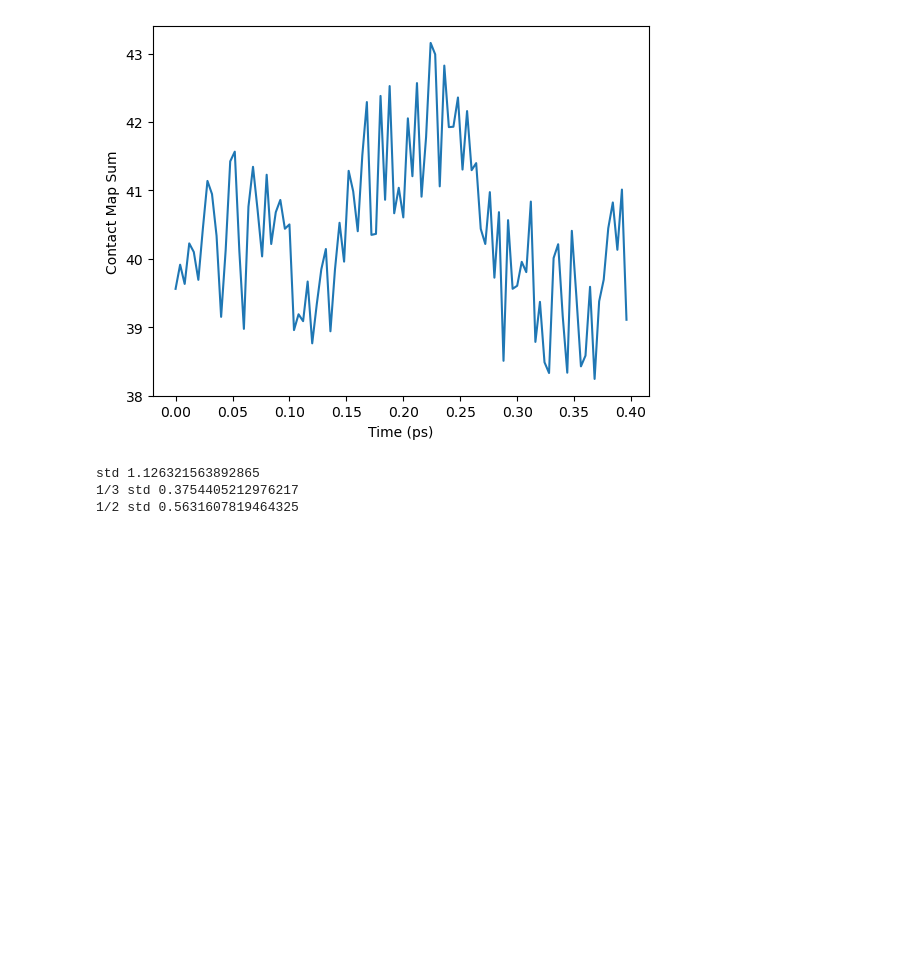
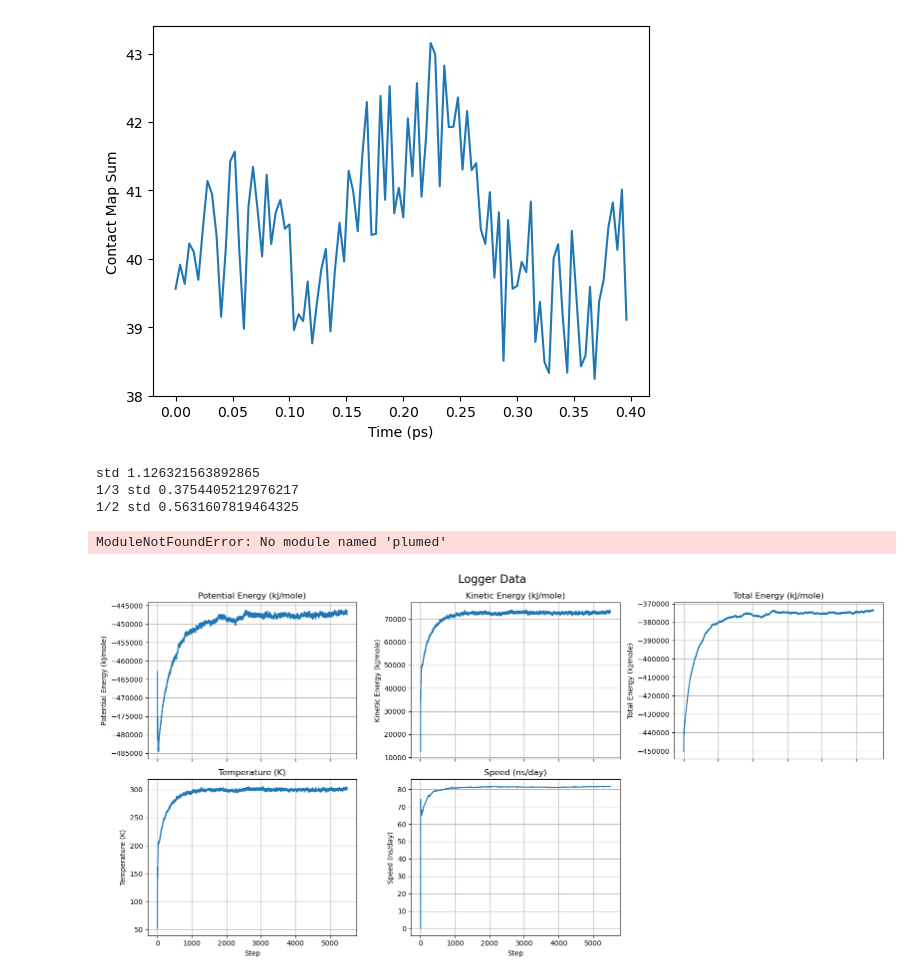
Before and after one commit to jakublala/openmm-md, a Jupyter notebook: plumed/plumed.ipynb, the cells around one changed output. Cells and saved outputs as stored; diff of their text form; code cells hidden in the pictures; blank space fills up the shorter version.

```diff
--- a/plumed/plumed.ipynb
+++ b/plumed/plumed.ipynb
@@ -371,3 +371,59 @@ print('1/2 std', df['cmap'].std()/2)
 std 1.126321563892865
 1/3 std 0.3754405212976217
 1/2 std 0.5631607819464325
+# %%
+import plumed
+import matplotlib.pyplot as plt
+
+df = plumed.read_as_pandas('colvar_metad')
+# plot cmap as a function of time
+plt.plot(df['time'], df['cmap'])
+plt.xlabel('Time (ps)')
+plt.ylabel('Contact Map Sum')
+plt.show()
+# %% [output]
+ModuleNotFoundError: No module named 'plumed'
+# %%
+# read the logger file and plot it
+import pandas as pd
+import matplotlib.pyplot as plt
+
+df = pd.read_csv('logger', sep='\t')
+
+# Define columns to exclude
+exclude_cols = ['Time (ps)', 'Density (g/mL)', 'Box Volume (nm^3)', 'Time Remaining']
+
+# Get the columns to plot (excluding the ones we don't want and checking for 'Progress' in column name)
+plot_cols = [col for col in df.columns if col not in exclude_cols and col != 'Step' and 'Progress' not in col]
+
+# Calculate the number of rows and columns for the subplots
+n_cols = 3
+n_rows = (len(plot_cols) + n_cols - 1) // n_cols
+
+# Create a figure with subplots
+fig, axes = plt.subplots(nrows=n_rows, ncols=n_cols, figsize=(16, 4*n_rows), sharex=True)
+fig.suptitle('Logger Data', fontsize=16)
+
+# Flatten the axes array for easier indexing
+axes = axes.flatten()
+
+# Plot each column in a separate subplot
+for i, col in enumerate(plot_cols):
+    axes[i].plot(df['Step'], df[col])
+    axes[i].set_ylabel(col)
+    axes[i].set_title(col)
+    axes[i].grid(True)
+
+# Remove any unused subplots
+for i in range(len(plot_cols), len(axes)):
+    fig.delaxes(axes[i])
+
+# Set the x-label for all subplots in the bottom row
+for ax in axes[-n_cols:]:
+    ax.set_xlabel('Step')
+
+# Adjust the layout and display the plot
+plt.tight_layout()
+plt.show()
+# %% [output]
+[figure, added]
```
Also changed, not shown: 12 other files.
